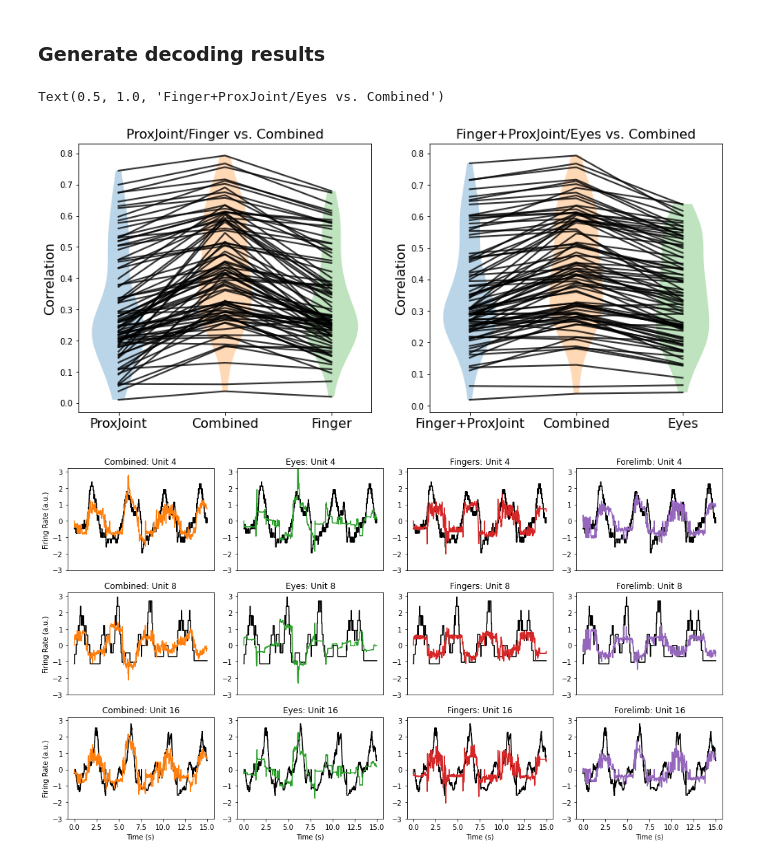
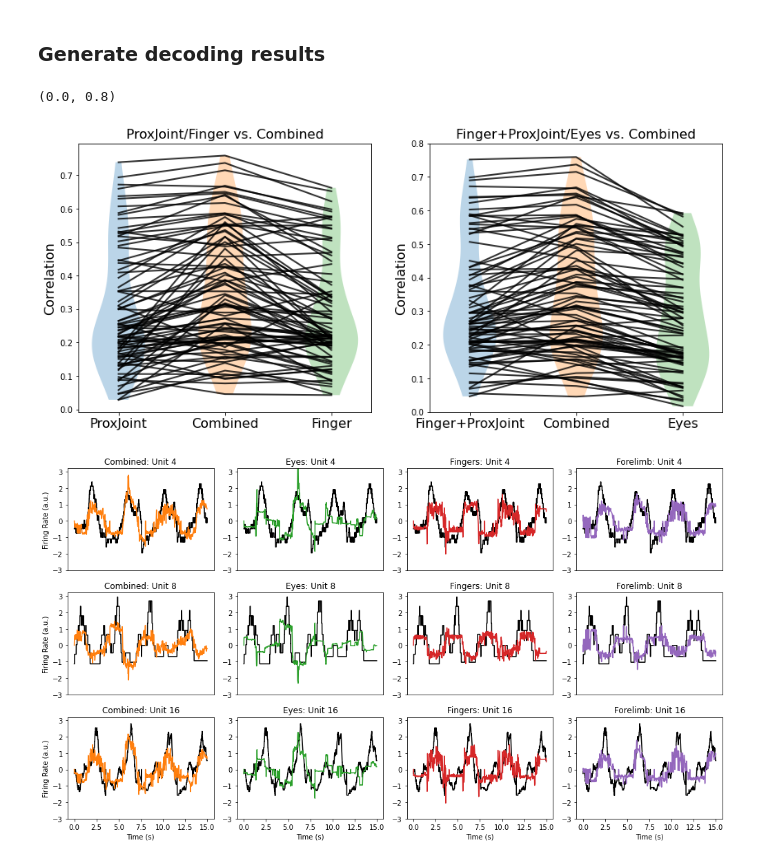
Before and after one commit to ntolley/SEE_decoding, a Jupyter notebook: notebooks/single_unit_decode_layout.ipynb, the cells around one changed output. Drawn from its saved outputs; the diff is of its cells as text; code cells hidden in the pictures.

Commit message:
Add layout specific decoding results

```diff
--- a/notebooks/single_unit_decode_layout.ipynb
+++ b/notebooks/single_unit_decode_layout.ipynb
@@ -164,7 +164,7 @@ def run_ann(pred_df, neural_df, neural_offset):
 # %%
 all_offset, proxjoint_offset, finger_offset, eyes_offset, finger_proxjoint_offset = 20, 20, 20, 20, 20
 
-all_test_pred_l, proxjoint_test_pred_l, finger_test_pred_l, eyes_test_pred_l = list(), list(), list(), list()
+all_test_pred_l, proxjoint_test_pred_l, finger_test_pred_l, eyes_test_pred_l, finger_proxjoint_test_pred_l = list(), list(), list(), list(), list()
 
 y_test_data_l = list()
 
@@ -205,7 +205,8 @@ for layout_idx in range(1,5):
 
     all_test_pred_l.append(all_test_pred)
     proxjoint_test_pred_l.append(proxjoint_test_pred)
-    finger_test_pred_l.append(finger_proxjoint_test_pred)
+    finger_test_pred_l.append(finger_test_pred)
     eyes_test_pred_l.append(eyes_test_pred)
+    finger_proxjoint_test_pred_l.append(finger_proxjoint_test_pred)
 
     y_test_data_l.append(y_test_data)
@@ -216,30 +215,35 @@ all_test_corr = mocap_functions.matrix_corr(np.concatenate(all_test_pred_l), np.
 proxjoint_test_corr = mocap_functions.matrix_corr(np.concatenate(proxjoint_test_pred_l), np.concatenate(y_test_data_l))
 finger_test_corr = mocap_functions.matrix_corr(np.concatenate(finger_test_pred_l), np.concatenate(y_test_data_l))
 eyes_test_corr = mocap_functions.matrix_corr(np.concatenate(eyes_test_pred_l), np.concatenate(y_test_data_l))
+finger_proxjoint_test_corr = mocap_functions.matrix_corr(np.concatenate(finger_proxjoint_test_pred_l), np.concatenate(y_test_data_l))
 # %%
 plt.figure(figsize=(14,6))
 plt.subplot(1,2,1)
 plot_data = np.stack([proxjoint_test_corr, all_test_corr, finger_test_corr])
 _ = plt.plot(plot_data, color='k', linewidth=2, alpha=0.8)
 plt.xticks([0, 1, 2], labels=['ProxJoint', 'Combined', 'Finger'], fontsize=16)
 plt.ylabel('Correlation', fontsize=16)
 plt.violinplot(proxjoint_test_corr, positions=[0], showmeans=False,showextrema=False)
 plt.violinplot(all_test_corr, positions=[1], showmeans=False,showextrema=False)
 plt.violinplot(finger_test_corr, positions=[2], showmeans=False,showextrema=False)
 plt.title('ProxJoint/Finger vs. Combined', fontsize=16)
+plt.ylim([-0.05,0.9])
 
 plt.subplot(1,2,2)
 plot_data = np.stack([finger_proxjoint_test_corr, all_test_corr, eyes_test_corr])
 _ = plt.plot(plot_data, color='k', linewidth=2, alpha=0.8)
 plt.xticks([0, 1, 2], labels=['Finger+ProxJoint', 'Combined', 'Eyes'], fontsize=16)
 plt.ylabel('Correlation', fontsize=16)
 plt.violinplot(finger_proxjoint_test_corr, positions=[0], showmeans=False,showextrema=False)
 plt.violinplot(all_test_corr, positions=[1], showmeans=False,showextrema=False)
 plt.violinplot(eyes_test_corr, positions=[2], showmeans=False,showextrema=False)
 plt.title('Finger+ProxJoint/Eyes vs. Combined', fontsize=16)
+plt.ylim([-0.05,0.9])
+
+plt.savefig('single_unit_pred_layout.svg')
 # %% [output]
-Text(0.5, 1.0, 'Finger+ProxJoint/Eyes vs. Combined')
+(0.0, 0.8)
-[figure, old version]
+[figure, new version]
 # %%
 compare_data_list = [all_test_pred, eyes_test_pred, finger_test_pred, proxjoint_test_pred]
 compare_data_names = ['Combined', 'Eyes', 'Fingers', 'Forelimb']
```
Also changed, not shown: parts of 1 cell of this notebook, 2 other files.
